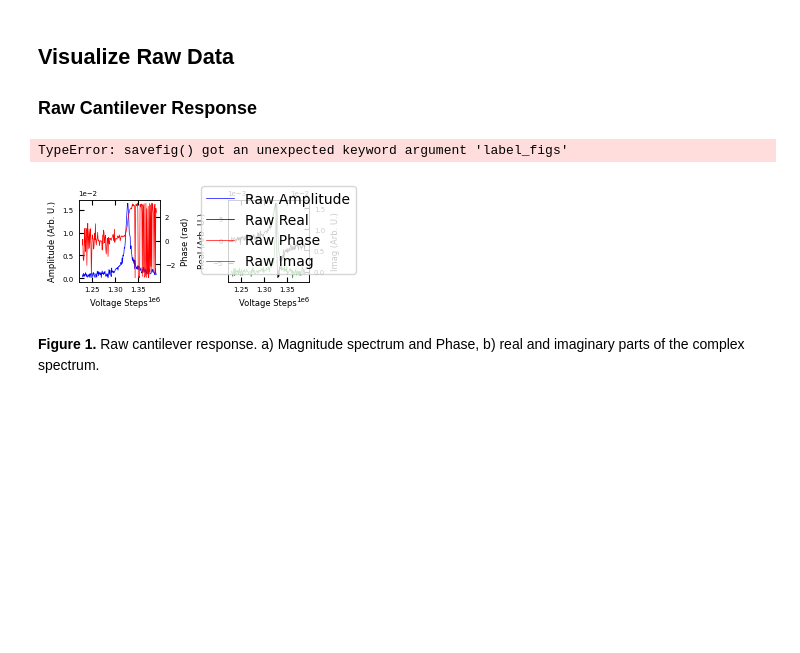
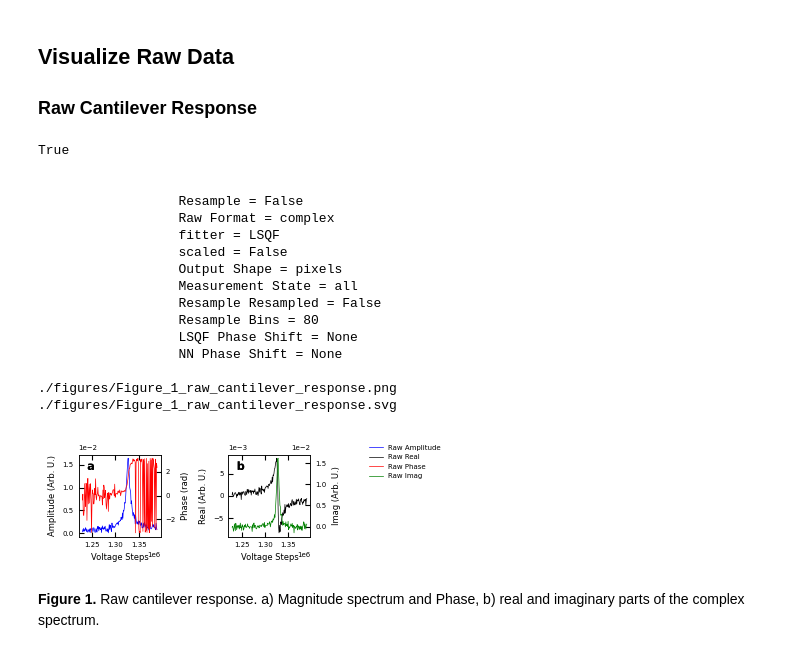
Before and after one commit to m3-learning/m3_learning_old, a Jupyter notebook: m3_learning/papers/2023_Rapid_Fitting/1_SHO_Fitting.ipynb, the cells around one changed output. Cells and saved outputs as stored; diff of their text form; code cells hidden in the pictures; blank space fills up the shorter version.

```diff
--- a/m3_learning/papers/2023_Rapid_Fitting/1_SHO_Fitting.ipynb
+++ b/m3_learning/papers/2023_Rapid_Fitting/1_SHO_Fitting.ipynb
@@ -1046,14 +85,29 @@ num_udvs_steps : 384
 
 ### Raw Cantilever Response
 # %%
-BE_viz = Viz(dataset, printer())
+BE_viz = Viz(dataset, printing, verbose=True)
 prediction = {"resampled": False,
               "label": "Raw"}
 
 BE_viz.raw_data_comparison(prediction, filename="Figure_1_raw_cantilever_response")
 # %% [output]
-TypeError: savefig() got an unexpected keyword argument 'label_figs'
+True
+
+
+                  Resample = False
+                  Raw Format = complex
+                  fitter = LSQF
+                  scaled = False
+                  Output Shape = pixels
+                  Measurement State = all
+                  Resample Resampled = False
+                  Resample Bins = 80
+                  LSQF Phase Shift = None
+                  NN Phase Shift = None
+
+./figures/Figure_1_raw_cantilever_response.png
+./figures/Figure_1_raw_cantilever_response.svg
-[figure, old version]
+[figure, new version]
 # %% [markdown]
 **Figure 1.** Raw cantilever response. a) Magnitude spectrum and Phase, b) real and imaginary parts of the complex spectrum.
 # %% [markdown]
```
Also changed, not shown: parts of 17 cells of this notebook, 18 other files.
